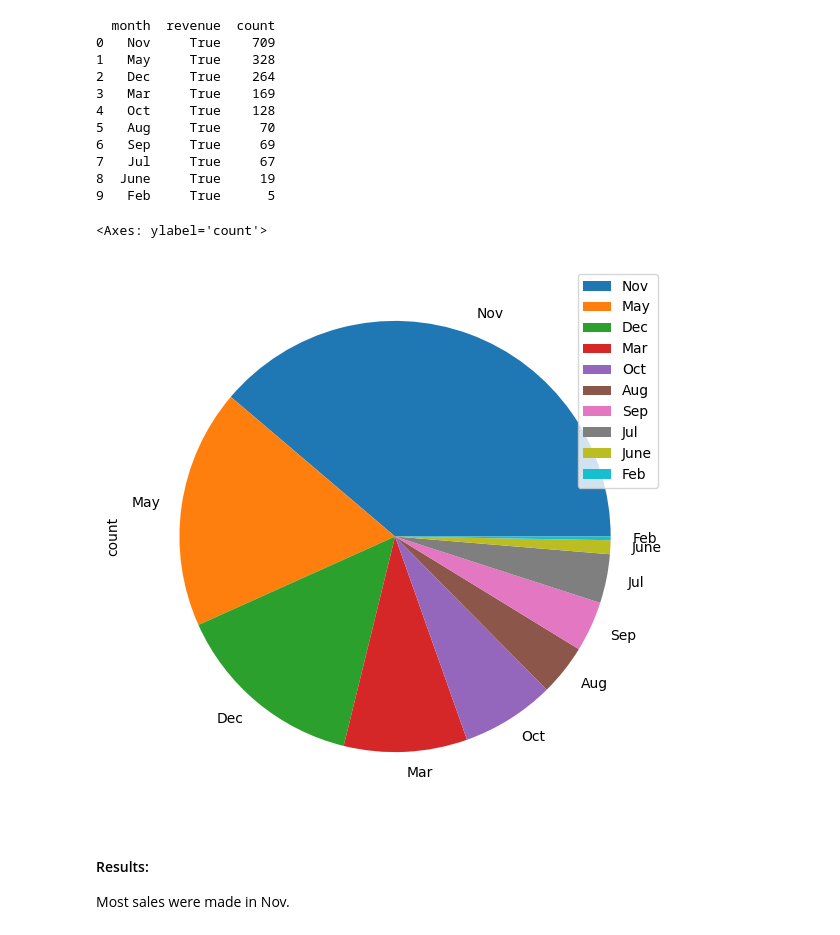
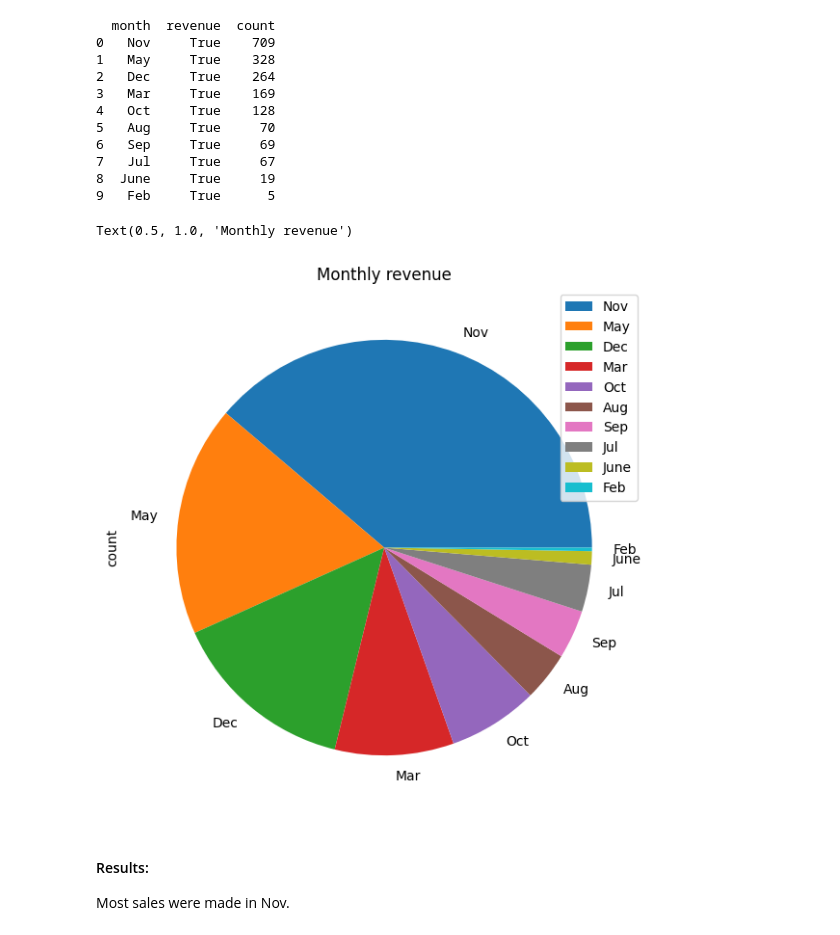
Before and after one commit to Chills00/exploratory-data-analysis---online-shopping-in-retail917, a Jupyter notebook: Analysis_Notebook.ipynb, the cells around one changed output. Cells and saved outputs as stored; diff of their text form; code cells hidden in the pictures.

```diff
--- a/Analysis_Notebook.ipynb
+++ b/Analysis_Notebook.ipynb
@@ -690,11 +688,12 @@ print(monthly_sales)
 # %%
 # Plot using a pie chart:
 
 monthly_sales.set_index('month', inplace=True)
 monthly_sales.plot.pie(y='count', figsize=(7,7))
+plt.title('Monthly revenue')
 # %% [output]
-<Axes: ylabel='count'>
+Text(0.5, 1.0, 'Monthly revenue')
-[figure, old version]
+[figure, new version]
 # %% [markdown]
 #### Results:
 
```
Also changed, not shown: parts of 2 cells of this notebook.
